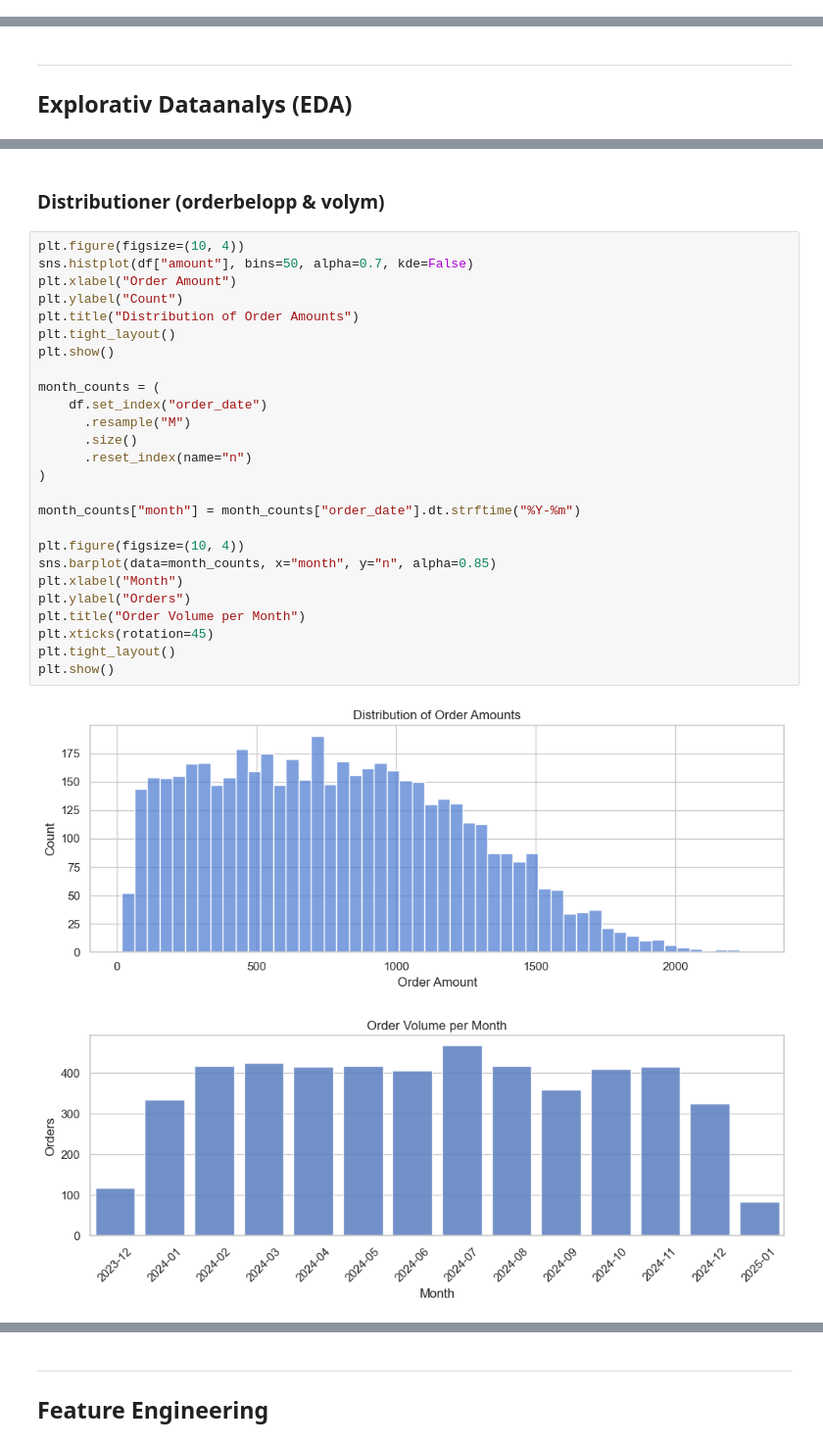
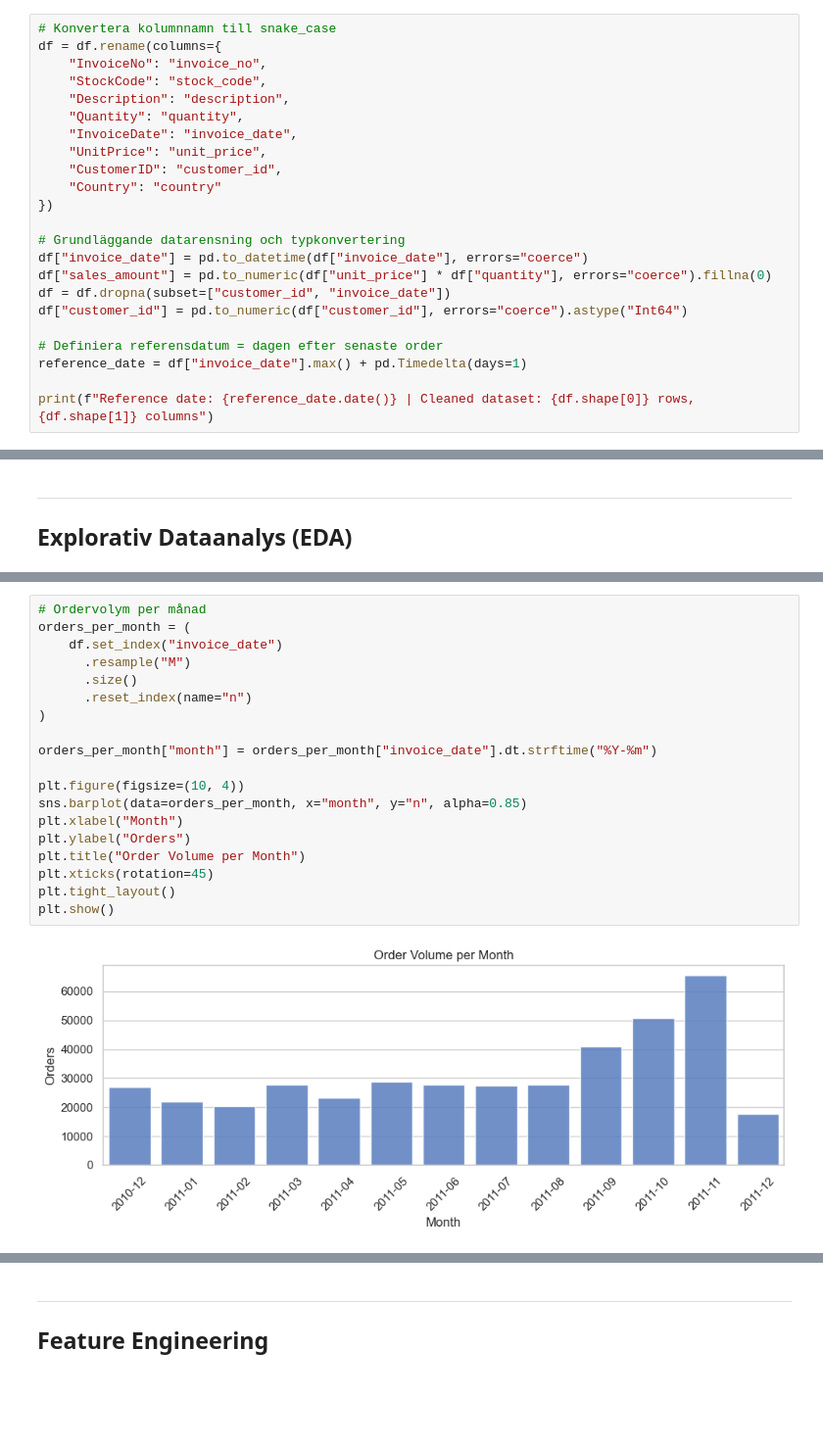
Before and after one commit to lencemajzovska/churn-prediction, a Jupyter notebook: notebooks/churn_prediction.ipynb, the cells around one changed output, grey strips where cells are left out. Shown: that part at 98% size. Drawn from its saved outputs; the diff is of its cells as text; blank space fills up the shorter version.

```diff
--- a/notebooks/churn_prediction.ipynb
+++ b/notebooks/churn_prediction.ipynb
@@ -97,0 +237,23 @@ Ingen källa hittad, genererar dummy-data.
+# %%
+# Konvertera kolumnnamn till snake_case
+df = df.rename(columns={
+    "InvoiceNo": "invoice_no",
+    "StockCode": "stock_code",
+    "Description": "description",
+    "Quantity": "quantity",
+    "InvoiceDate": "invoice_date",
+    "UnitPrice": "unit_price",
+    "CustomerID": "customer_id",
+    "Country": "country"
+})
+
+# Grundläggande datarensning och typkonvertering
+df["invoice_date"] = pd.to_datetime(df["invoice_date"], errors="coerce")
+df["sales_amount"] = pd.to_numeric(df["unit_price"] * df["quantity"], errors="coerce").fillna(0)
+df = df.dropna(subset=["customer_id", "invoice_date"])
+df["customer_id"] = pd.to_numeric(df["customer_id"], errors="coerce").astype("Int64")
+
+# Definiera referensdatum = dagen efter senaste order
+reference_date = df["invoice_date"].max() + pd.Timedelta(days=1)
+
+print(f"Reference date: {reference_date.date()} | Cleaned dataset: {df.shape[0]} rows, {df.shape[1]} columns")
@@ -142,31 +307,21 @@ display(eda_summary)
-# %% [markdown]
-### Distributioner (orderbelopp & volym)
 # %%
-plt.figure(figsize=(10, 4))
-sns.histplot(df["amount"], bins=50, alpha=0.7, kde=False)
-plt.xlabel("Order Amount")
-plt.ylabel("Count")
-plt.title("Distribution of Order Amounts")
-plt.tight_layout()
-plt.show()
-
-month_counts = (
-    df.set_index("order_date")
+# Ordervolym per månad
+orders_per_month = (
+    df.set_index("invoice_date")
       .resample("M")
       .size()
       .reset_index(name="n")
 )
 
-month_counts["month"] = month_counts["order_date"].dt.strftime("%Y-%m")
+orders_per_month["month"] = orders_per_month["invoice_date"].dt.strftime("%Y-%m")
 
 plt.figure(figsize=(10, 4))
-sns.barplot(data=month_counts, x="month", y="n", alpha=0.85)
+sns.barplot(data=orders_per_month, x="month", y="n", alpha=0.85)
 plt.xlabel("Month")
 plt.ylabel("Orders")
 plt.title("Order Volume per Month")
 plt.xticks(rotation=45)
 plt.tight_layout()
 plt.show()
 # %% [output]
-[figure, old version]
+[figure, new version]
-[figure, removed]
```
Also changed, not shown: parts of 77 cells of this notebook, 20 other files.
